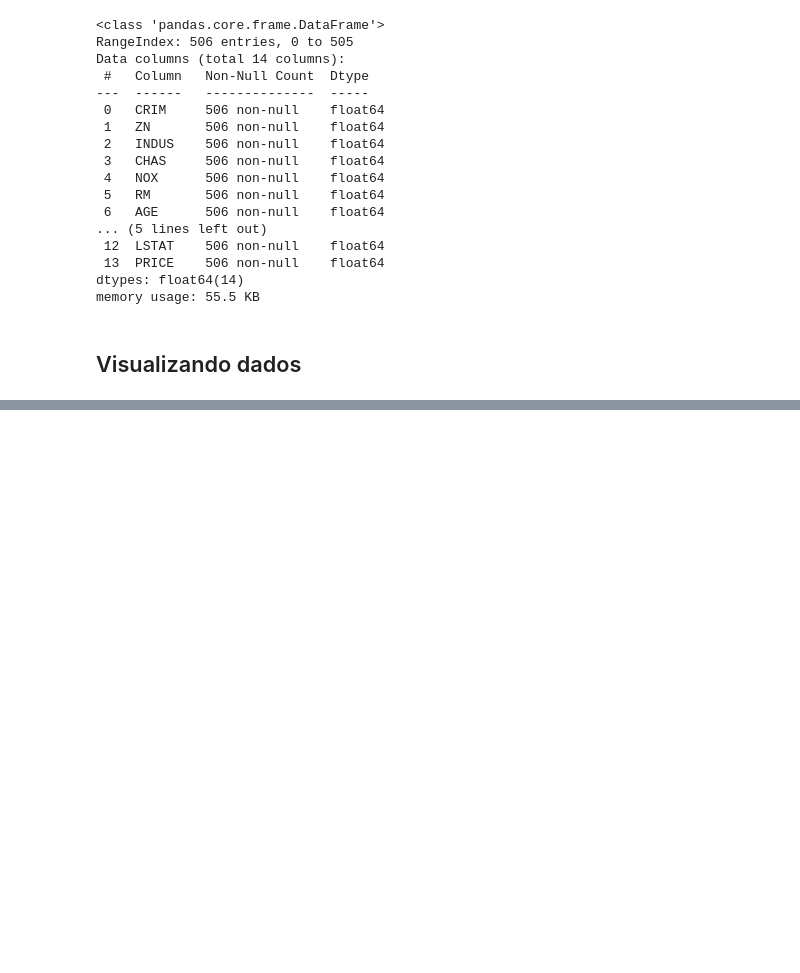
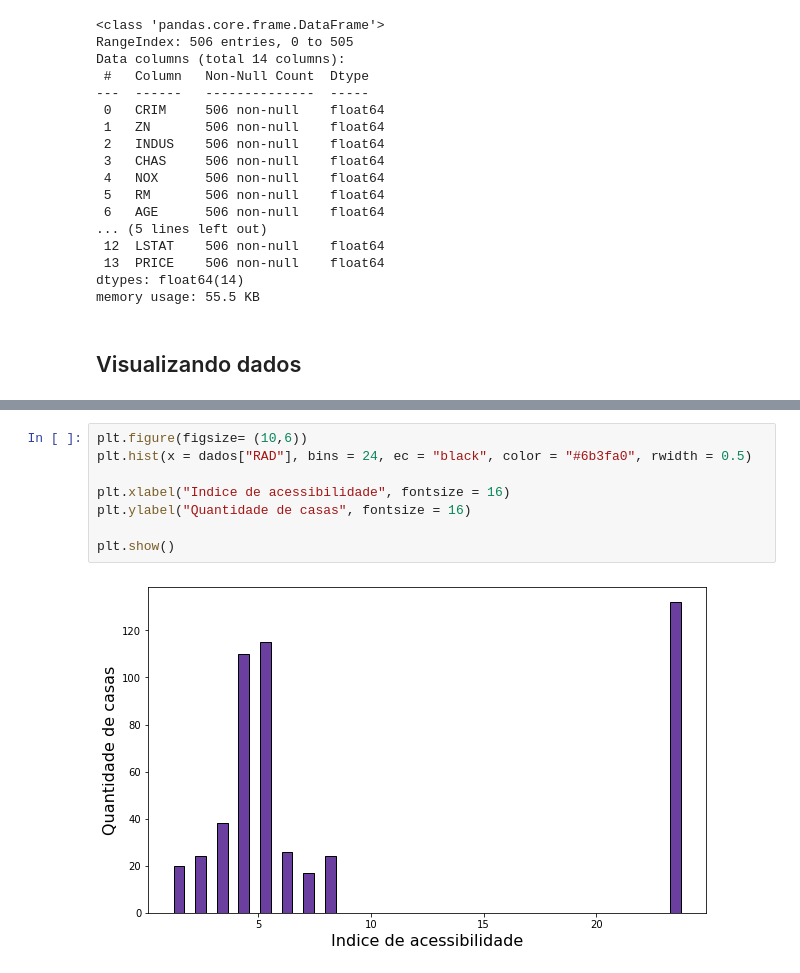
Before and after one commit to jhonatacaiob/Bootcamp-Data-Science, a Jupyter notebook: Secao-5/Regressão multivariável.ipynb, the cells around one changed output, grey strips where cells are left out. Drawn from its saved outputs; the diff is of its cells as text; blank space fills up the shorter version.

```diff
--- a/Secao-5/Regressão multivariável.ipynb
+++ b/Secao-5/Regressão multivariável.ipynb
@@ -243,0 +248,10 @@ plt.show()
+# %%
+plt.figure(figsize= (10,6))
+plt.hist(x = dados["RAD"], bins = 24, ec = "black", color = "#6b3fa0", rwidth = 0.5)
+
+plt.xlabel("Indice de acessibilidade", fontsize = 16)
+plt.ylabel("Quantidade de casas", fontsize = 16)
+
+plt.show()
+# %% [output]
+[figure, added]
```
Also changed, not shown: parts of 8 cells of this notebook.
